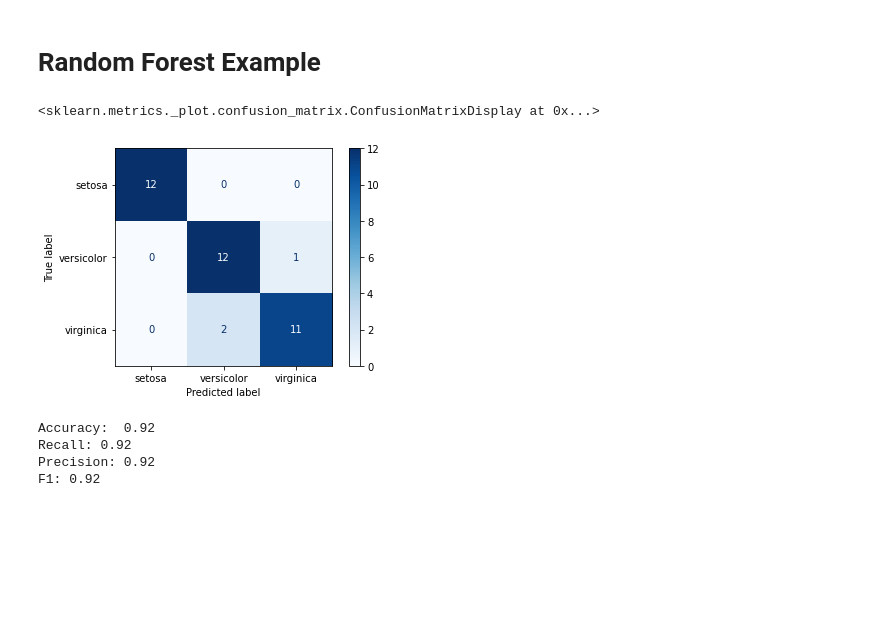
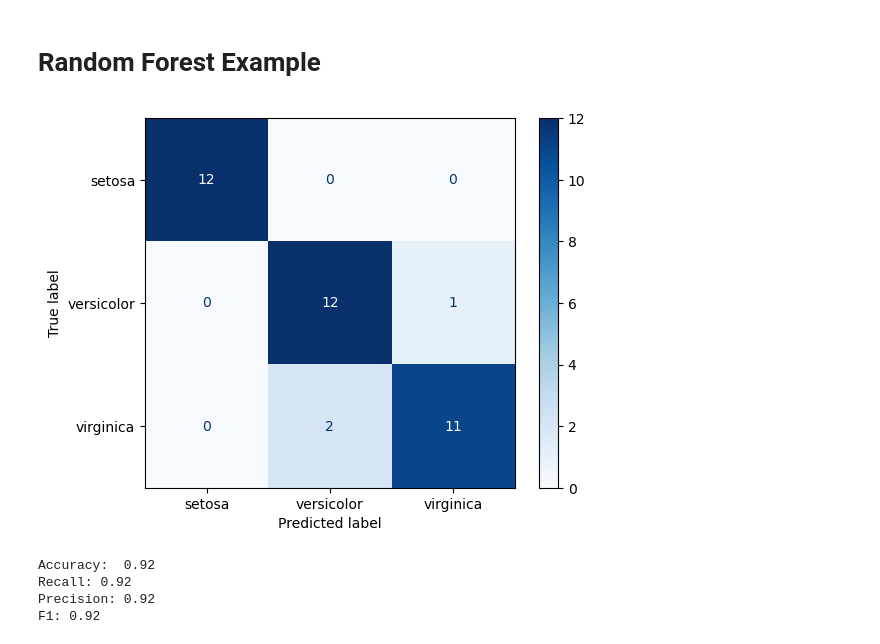
Before and after one commit to dlumian/Random_Forest, a Jupyter notebook: Random_Forest.ipynb, the cells around one changed output. Saved outputs shown, nothing was run; the diff lists cells and outputs as text; code cells hidden in the pictures; blank space fills up the shorter version.

```diff
--- a/Random_Forest.ipynb
+++ b/Random_Forest.ipynb
@@ -178,10 +183,10 @@ rf = RandomForestClassifier(n_estimators=10, random_state=1)
 rf.fit(X_train, y_train)
 rf_preds = rf.predict(X_test)
 # %%
-plot_confusion_matrix(rf, X_test, y_test, cmap=plt.cm.Blues)
+# plot_confusion_matrix(rf, X_test, y_test, cmap=plt.cm.Blues)
+cm_disp = ConfusionMatrixDisplay.from_predictions(y_true=y_test, y_pred=rf_preds, cmap='Blues')
 # %% [output]
-<sklearn.metrics._plot.confusion_matrix.ConfusionMatrixDisplay at 0x...>
-[figure, old version]
+[figure, new version]
 # %%
 print_metrics(y_test, rf_preds)
 # %% [output]
```
Also changed, not shown: parts of 14 cells of this notebook, 1 other file.
